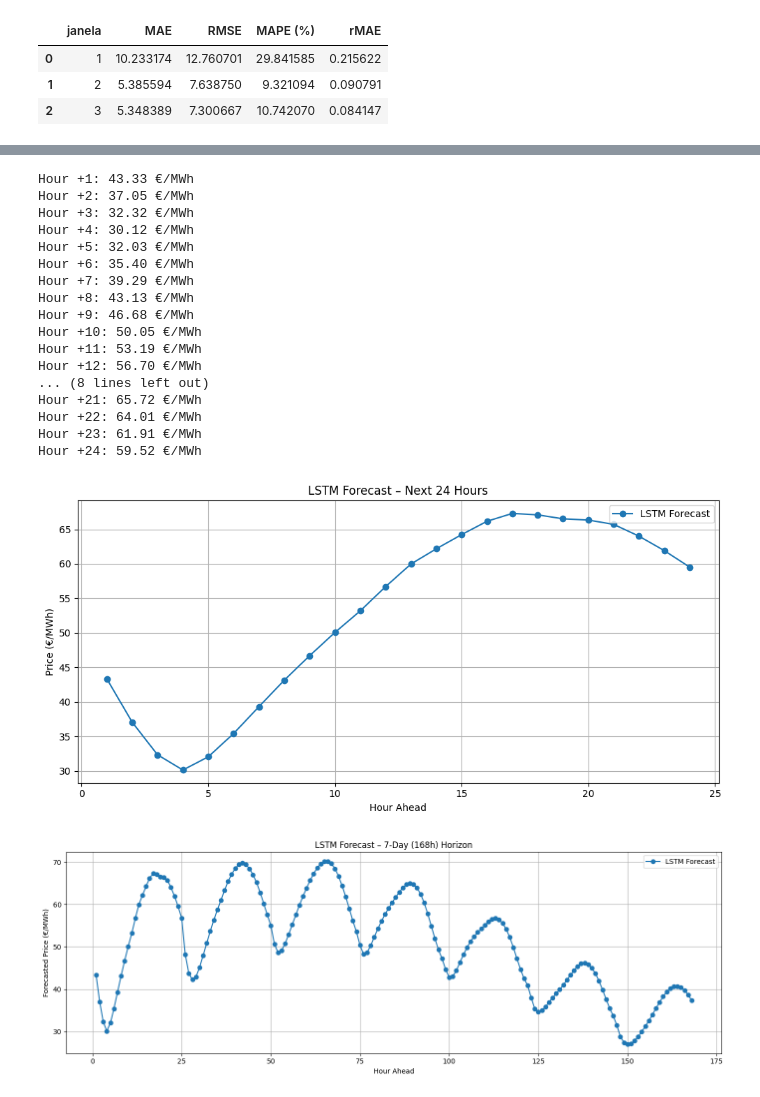
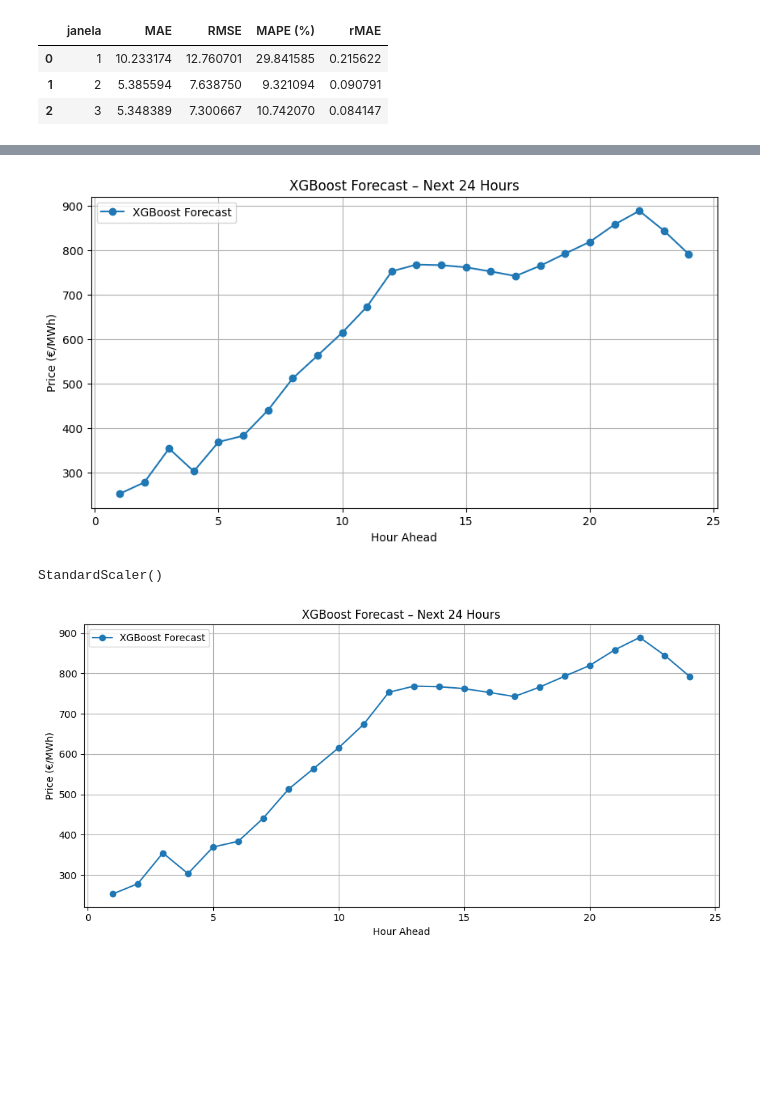
Before and after one commit to GoncaloPereira1201500/DIMEI, a Jupyter notebook: ModelsTrainingAndForecasting.ipynb, the cells around one changed output, grey strips where cells are left out. Saved outputs shown, nothing was run; the diff lists cells and outputs as text; code cells hidden in the pictures; blank space fills up the shorter version.

Commit message:
Dividing the notebooks in 2: one for short term, and other for long term

```diff
--- a/ModelsTrainingAndForecasting.ipynb
+++ b/ModelsTrainingAndForecasting.ipynb
@@ -889,40 +1140,12 @@ for step in range(24):
 # %%
-# Inverter escala
-lstm_predictions_scaled = np.array(lstm_predictions_scaled).reshape(-1, 1)
-lstm_predictions = scaler_y.inverse_transform(lstm_predictions_scaled).flatten()
-
-# Mostrar resultados
-for i, val in enumerate(lstm_predictions, 1):
-    print(f"Hour +{i}: {val:.2f} €/MWh")
-
-# Gráfico
-import matplotlib.pyplot as plt
-
+# Visualização
 plt.figure(figsize=(10, 5))
-plt.plot(range(1, 25), lstm_predictions, marker='o', label='LSTM Forecast')
-plt.title("LSTM Forecast – Next 24 Hours")
+plt.plot(range(1, 25), xgb_predictions, marker='o', label='XGBoost Forecast')
+plt.title("XGBoost Forecast – Next 24 Hours")
 plt.xlabel("Hour Ahead")
 plt.ylabel("Price (€/MWh)")
 plt.grid(True)
 plt.legend()
-plt.tight_layout()
 plt.show()
 # %% [output]
-Hour +1: 43.33 €/MWh
-Hour +2: 37.05 €/MWh
-Hour +3: 32.32 €/MWh
-Hour +4: 30.12 €/MWh
-Hour +5: 32.03 €/MWh
-Hour +6: 35.40 €/MWh
-Hour +7: 39.29 €/MWh
-Hour +8: 43.13 €/MWh
-Hour +9: 46.68 €/MWh
-Hour +10: 50.05 €/MWh
-Hour +11: 53.19 €/MWh
-Hour +12: 56.70 €/MWh
-... (8 lines left out)
-Hour +21: 65.72 €/MWh
-Hour +22: 64.01 €/MWh
-Hour +23: 61.91 €/MWh
-Hour +24: 59.52 €/MWh
-[figure, old version]
+[figure, new version]
@@ -957,17 +1152,31 @@ for step in range(168):
+# %%
+# Copiar últimos 24 pontos válidos
+latest_df = df_prepared.dropna().copy()
+latest_input = latest_df.iloc[-24:].copy()
+
+# Features
+drop_cols = ['price actual', 'price day ahead']
+feature_cols = [col for col in latest_input.columns if col not in drop_cols]
+
+# Reajustar scalers com treino recente (opcional mas seguro)
+scaler_X = StandardScaler()
+scaler_y = StandardScaler()
+train_X = df_prepared[feature_cols]
+train_y = df_prepared['price actual']
+
+scaler_X.fit(train_X)
+scaler_y.fit(train_y.values.reshape(-1, 1))
+# %% [output]
+StandardScaler()
 # %%
-# Converter previsões
-long_term_preds_scaled = np.array(long_term_preds_scaled).reshape(-1, 1)
-long_term_preds = scaler_y.inverse_transform(long_term_preds_scaled).flatten()
-
-# Gráfico
-plt.figure(figsize=(14, 5))
-plt.plot(range(1, 169), long_term_preds, marker='o', label='LSTM Forecast')
-plt.title("LSTM Forecast – 7-Day (168h) Horizon")
-plt.xlabel("Hour Ahead")
-plt.ylabel("Forecasted Price (€/MWh)")
+plt.figure(figsize=(10, 5))
+plt.plot(range(1, 25), xgb_predictions, marker='o', label='XGBoost Forecast')
+plt.xlabel('Hour Ahead')
+plt.ylabel('Price (€/MWh)')
+plt.title('XGBoost Forecast – Next 24 Hours')
 plt.grid(True)
 plt.legend()
 plt.tight_layout()
 plt.show()
 # %% [output]
-[figure, old version]
+[figure, new version]
```
Also changed, not shown: parts of 11 cells of this notebook, 11 other files.
